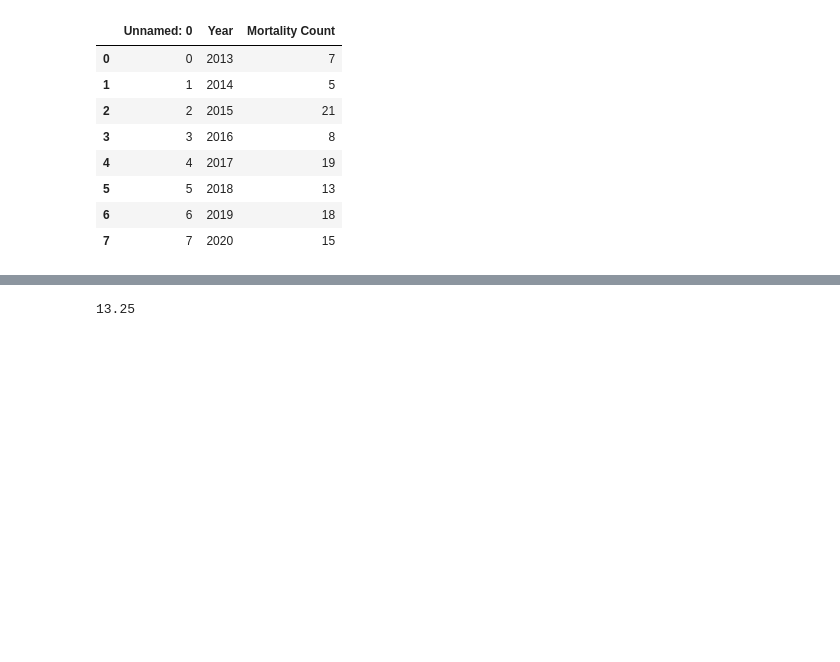
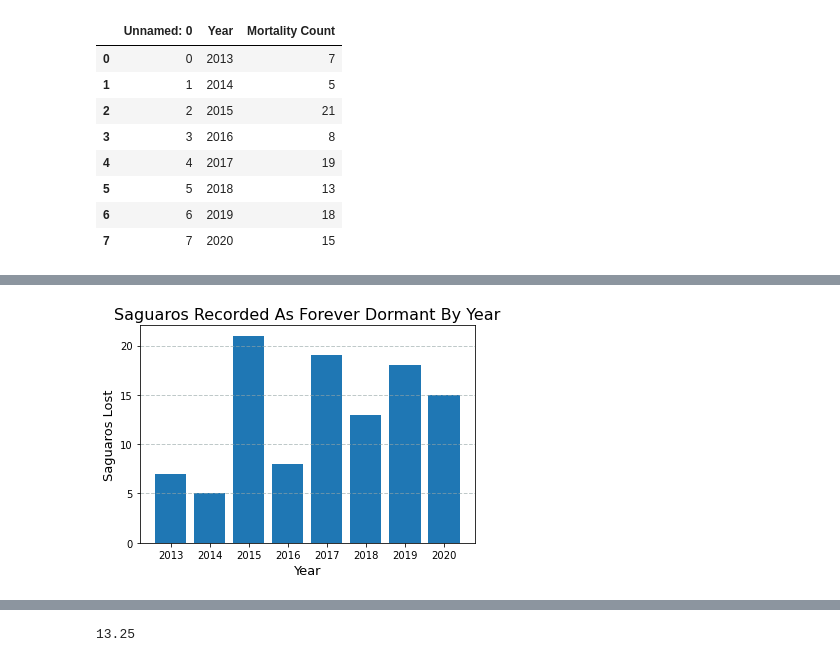
Before and after one commit to mfahey312/SaguaroProject, a Jupyter notebook: Final docs/Jupyter notebooks/Analysis.ipynb, the cells around one changed output, grey strips where cells are left out. Saved outputs shown, nothing was run; the diff lists cells and outputs as text; code cells hidden in the pictures; blank space fills up the shorter version.

```diff
--- a/Final docs/Jupyter notebooks/Analysis.ipynb
+++ b/Final docs/Jupyter notebooks/Analysis.ipynb
@@ -66,0 +77,11 @@ mortality_per_year_df
+# %%
+# Bar plot of saguaros recorded as "Forever Dormant" each year.
+plt.bar(mortality_per_year_df["Year"], mortality_per_year_df["Mortality Count"])
+plt.grid(color='#95a5a6', linestyle='--', linewidth=1, axis='y', alpha=0.6)
+plt.title("Saguaros Recorded As Forever Dormant By Year", fontsize = 16)
+plt.xlabel("Year", fontsize = 13)
+plt.ylabel("Saguaros Lost", fontsize = 13)
+plt.yticks(np.arange(0, 25, step=5))
+plt.show()
+# %% [output]
+[figure, added]
```
Also changed, not shown: parts of 22 cells of this notebook, 6 other files.
